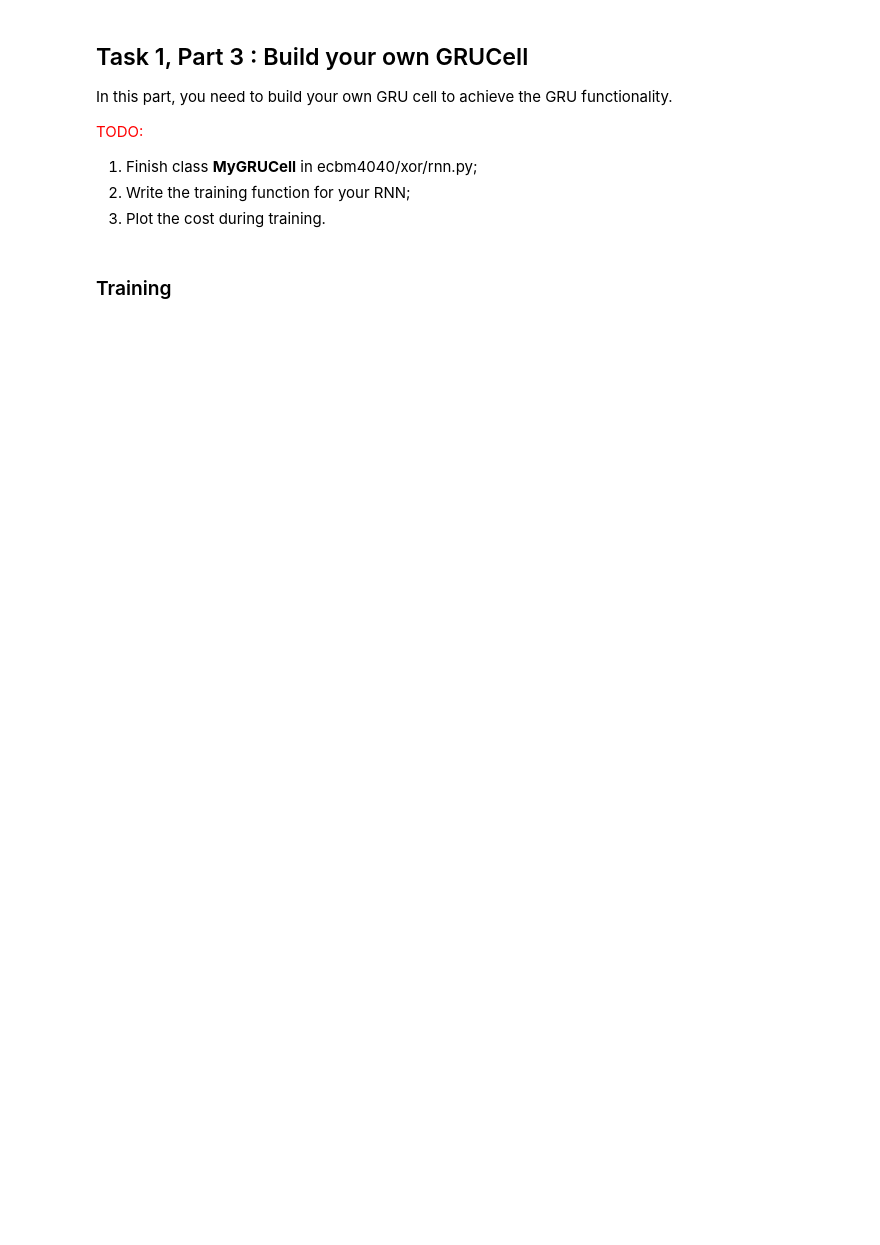
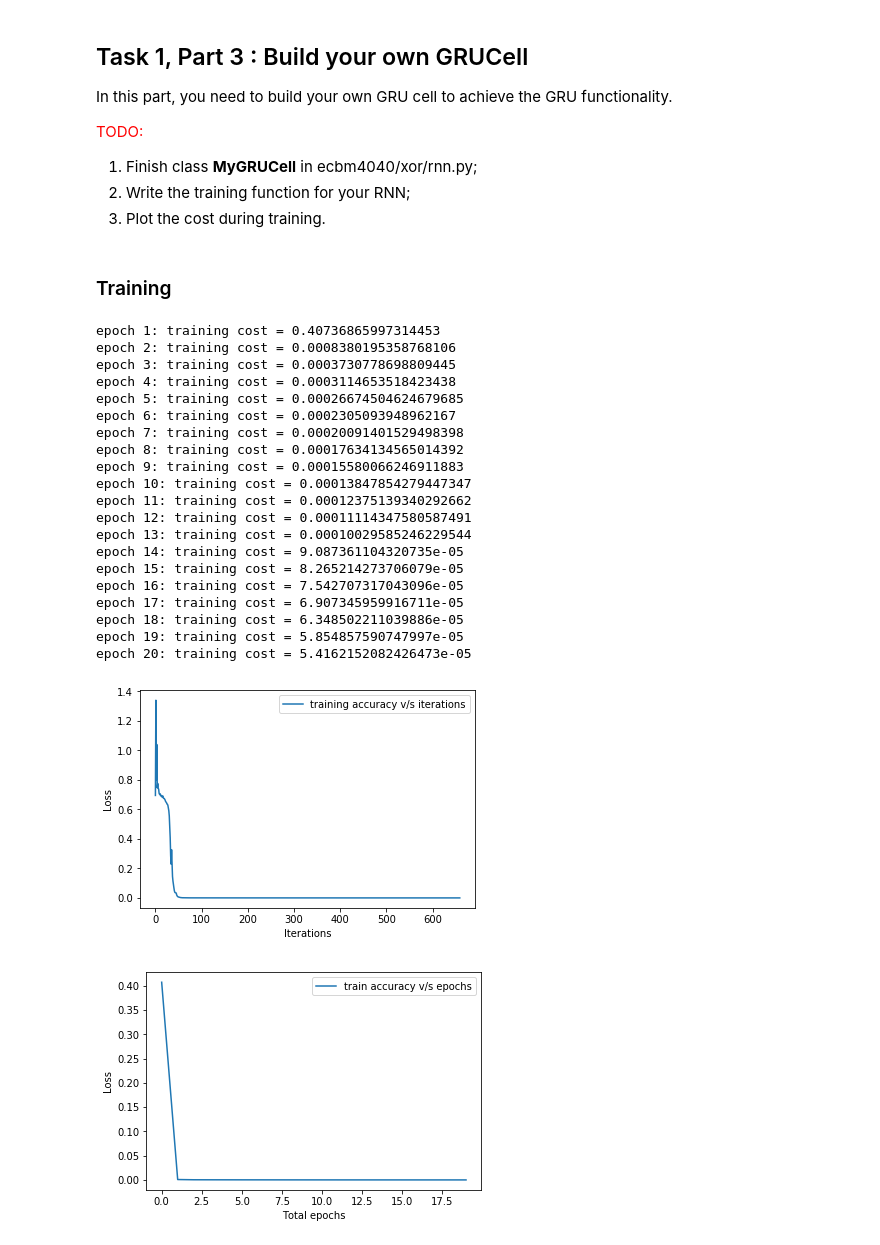
Before and after one commit to quantfinlab/DeepLearning, a Jupyter notebook: RNN_Excercise/task1-xor.ipynb, the cells around one changed output. Saved outputs shown, nothing was run; the diff lists cells and outputs as text; code cells hidden in the pictures; blank space fills up the shorter version.

Commit message:
Initial Commit

```diff
--- a/RNN_Excercise/task1-xor.ipynb
+++ b/RNN_Excercise/task1-xor.ipynb
@@ -193,0 +222,61 @@ accuracy = tf.reduce_mean(tf.cast(correct,tf.float32))
+# %%
+# YOUR TRAINING AND PLOTTING CODE HERE
+#Create the dataset first
+X_train,y_train=create_dataset(10000)
+
+#initialize tf variables
+init = tf.global_variables_initializer()
+
+
+#Training code
+batch_size_m = 300
+numbatch= X_train.shape[0]//batch_size_m
+epochs=20
+train_cost_li=[]
+train_cost_li_ep=[]
+with tf.Session() as sess:
+    sess.run(init)
+    for e in range(epochs):
+        for i in range(numbatch):
+            X_batch_m, y_batch_m = X_train[i*batch_size_m:(i+1)*batch_size_m,:,:], y_train[i*batch_size_m:(i+1)*batch_size_m,:]
+            _,train_cost=sess.run([optimizer,loss], feed_dict={input_data: X_batch_m, output_data: y_batch_m})
+            train_cost_li.append(train_cost)
+        train_cost_li_ep.append(train_cost)
+        print('epoch {}: training cost = {}'.format(e+1, train_cost))
+
+plt.plot(train_cost_li, label="training accuracy v/s iterations")
+plt.xlabel("Iterations")
+plt.ylabel("Loss")
+plt.legend()
+plt.show()
+
+
+plt.plot(train_cost_li_ep, label="train accuracy v/s epochs")
+plt.xlabel("Total epochs")
+plt.ylabel("Loss")
+plt.legend()
+
+plt.show()
+# %% [output]
+epoch 1: training cost = 0.40736865997314453
+epoch 2: training cost = 0.0008380195358768106
+epoch 3: training cost = 0.0003730778698809445
+epoch 4: training cost = 0.0003114653518423438
+epoch 5: training cost = 0.00026674504624679685
+epoch 6: training cost = 0.0002305093948962167
+epoch 7: training cost = 0.00020091401529498398
+epoch 8: training cost = 0.00017634134565014392
+epoch 9: training cost = 0.00015580066246911883
+epoch 10: training cost = 0.00013847854279447347
+epoch 11: training cost = 0.00012375139340292662
+epoch 12: training cost = 0.00011114347580587491
+epoch 13: training cost = 0.00010029585246229544
+epoch 14: training cost = 9.087361104320735e-05
+epoch 15: training cost = 8.265214273706079e-05
+epoch 16: training cost = 7.542707317043096e-05
+epoch 17: training cost = 6.907345959916711e-05
+epoch 18: training cost = 6.348502211039886e-05
+epoch 19: training cost = 5.854857590747997e-05
+epoch 20: training cost = 5.4162152082426473e-05
+[figure, added]
+[figure, added]
```
Also changed, not shown: parts of 4 cells of this notebook, 13 other files.
